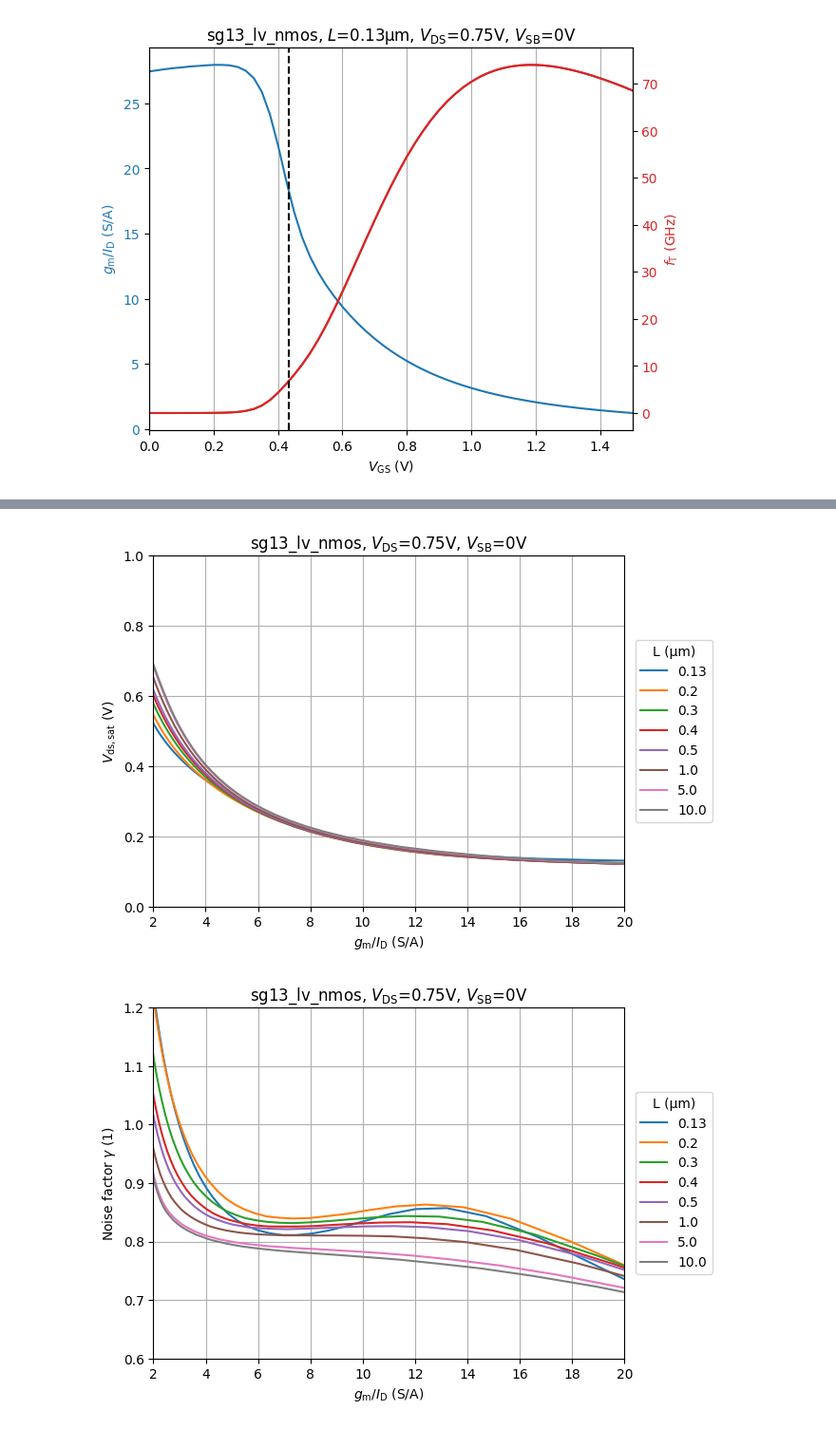
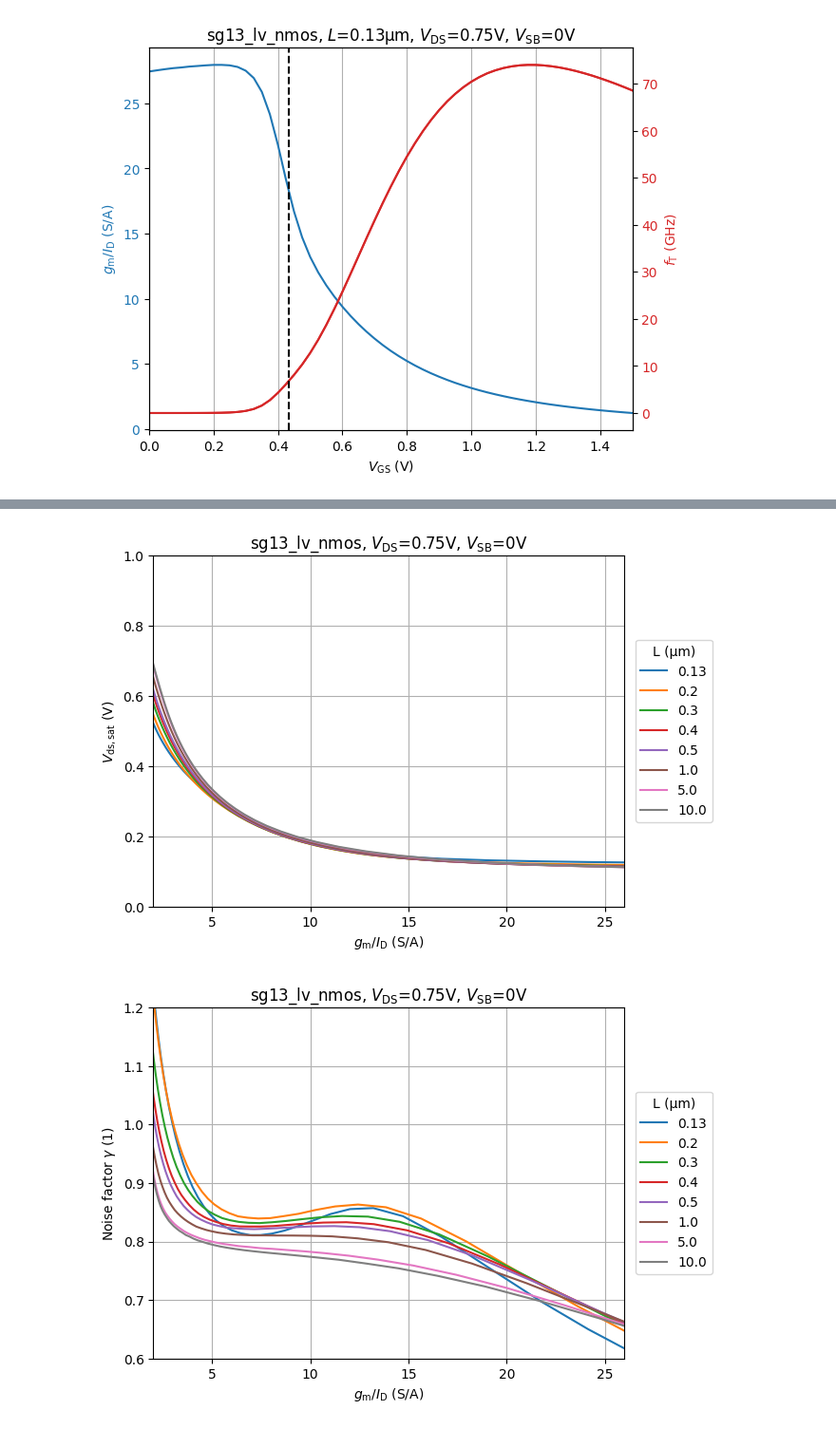
Before and after one commit to iic-jku/analog-circuit-design, a Jupyter notebook: sizing/techsweep_sg13_plots_nmos.ipynb, the cells around one changed output, grey strips where cells are left out. Shown at 95% size. Drawn from its saved outputs; the diff is of its cells as text; code cells hidden in the pictures.

```diff
--- a/sizing/techsweep_sg13_plots_nmos.ipynb
+++ b/sizing/techsweep_sg13_plots_nmos.ipynb
@@ -182,7 +182,7 @@ vdss2 = np.reshape(vdss2, (len(vgs), -1), order='F')
 fig, ax = plt.subplots()
 ax.plot(gm_id2, vdss2)
 ax.legend(loc='center right', bbox_to_anchor=(1.2, 0.5), title='L (µm)', labels=l.tolist())
-plt.xlim(2, 20)
+plt.xlim(2, 26)
 plt.ylim(0, 1)
 plt.xlabel(r'$g_\mathrm{m}/I_\mathrm{D}$ (S/A)')
 plt.ylabel(r'$V_\mathrm{ds,sat}$ (V)')
@@ -191,33 +191,33 @@ plt.grid(which='major')
 plt.title(devices[choice]+r', $V_\mathrm{DS}$='+str(VDS1)+r'V, $V_\mathrm{SB}$='+str(VSB1)+'V')
 plt.show()
 # %% [output]
-[figure, old version]
+[figure, new version]
 # %%
 # plot gamm versus gm/ID for all L
 #| label: fig-nmos-gamma-vs-gmid-vs-l
 #| fig-cap: $\gamma$ vs. $g_m/I_D$ as a function of $L$.
 sid2 = df2['sid'].values
 gm2 = df2['gm'].values
 sid2 = np.reshape(sid2, (len(vgs), -1), order='F')
 gm2 = np.reshape(gm2, (len(vgs), -1), order='F')
 gamma2 = sid2/4/1.38e-23/300/gm2
 
 fig, ax = plt.subplots()
 ax.plot(gm_id2, gamma2)
 ax.legend(loc='center right', bbox_to_anchor=(1.2, 0.5), title='L (µm)', labels=l.tolist())
-plt.xlim(2, 20)
+plt.xlim(2, 26)
 if choice == 0:
     plt.ylim(0.6,1.2)
 else:
     plt.ylim(1,2.5)
 plt.xlabel(r'$g_\mathrm{m}/I_\mathrm{D}$ (S/A)')
 plt.ylabel(r'Noise factor $\gamma$ (1)')
 plt.grid(which='minor')
 plt.grid(which='major')
 plt.title(devices[choice]+r', $V_\mathrm{DS}$='+str(VDS1)+r'V, $V_\mathrm{SB}$='+str(VSB1)+'V')
 plt.show()
 # %% [output]
-[figure, old version]
+[figure, new version]
 # %%
 # plot fco versus gm/ID for all L
 #| label: fig-nmos-fco-vs-gmid-vs-l
```
Also changed, not shown: parts of 6 cells of this notebook, 1 other file.
